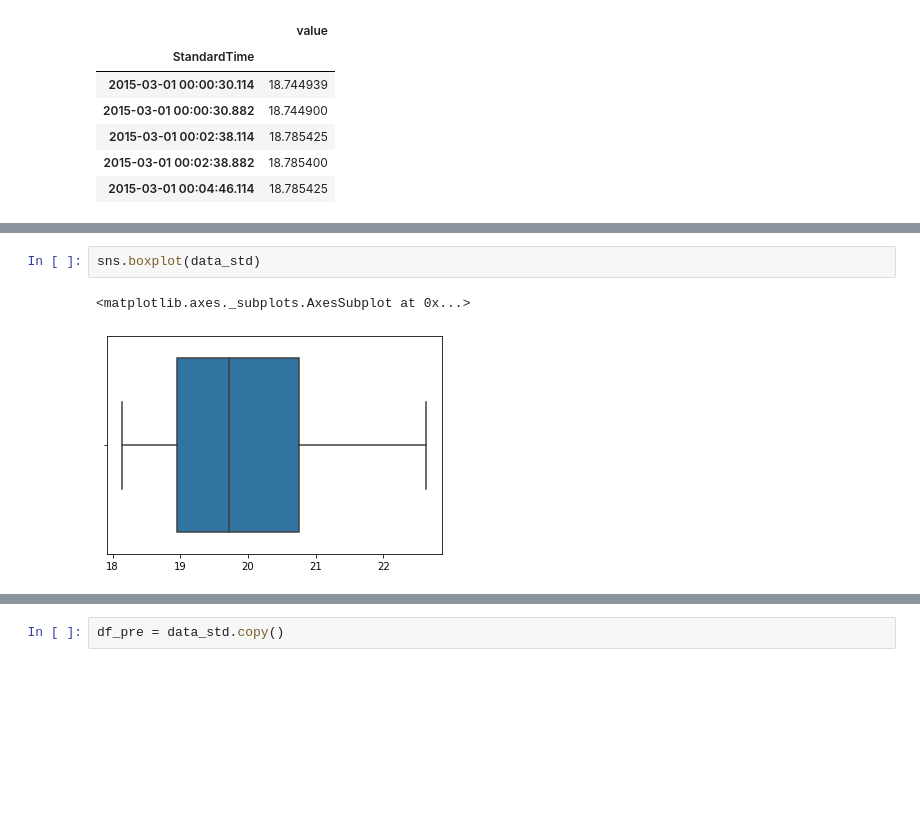
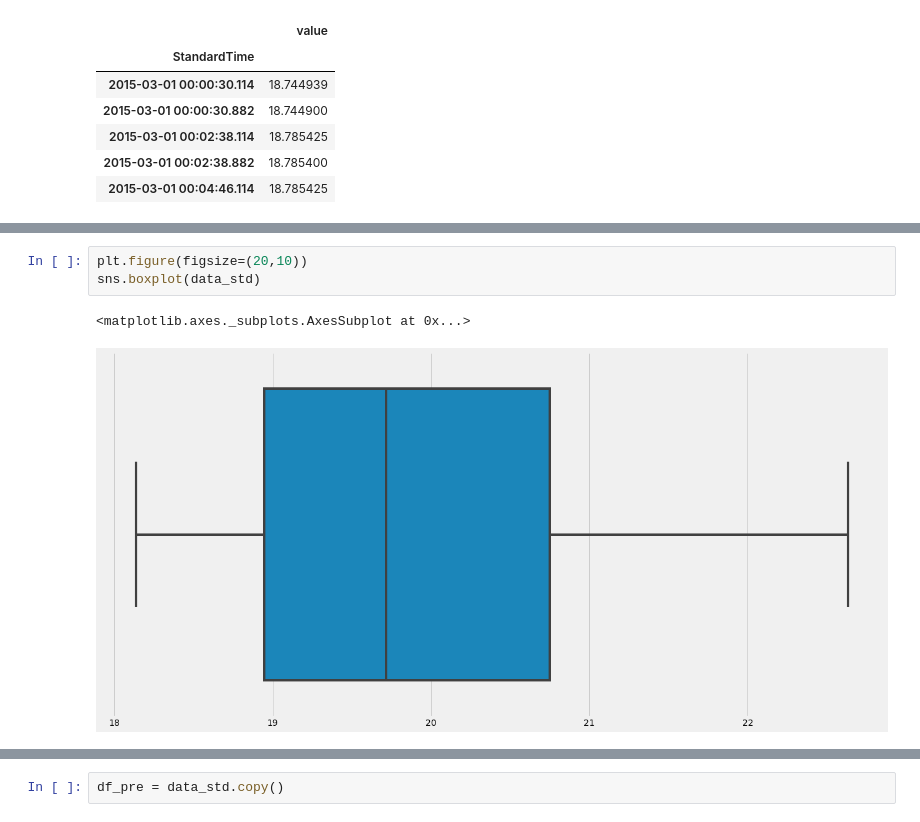
Before and after one commit to parinyad123/Telemetry_Project, a Jupyter notebook: Predict_time_Series/Telemetry/TANKTEMP092_098.ipynb, the cells around one changed output, grey strips where cells are left out. Saved outputs shown, nothing was run; the diff lists cells and outputs as text; blank space fills up the shorter version.

```diff
--- a/Predict_time_Series/Telemetry/TANKTEMP092_098.ipynb
+++ b/Predict_time_Series/Telemetry/TANKTEMP092_098.ipynb
@@ -203,8 +238,9 @@ data_std.shape
-# %%
-sns.boxplot(data_std)
-# %% [output]
-<matplotlib.axes._subplots.AxesSubplot at 0x...>
-[figure, removed]
+# %%
+plt.figure(figsize=(20,10))
+sns.boxplot(data_std)
+# %% [output]
+<matplotlib.axes._subplots.AxesSubplot at 0x...>
+[figure, added]
 # %%
 plt.figure(figsize=(20,10))
 plt.plot(data_std)
```
Also changed, not shown: parts of 66 cells of this notebook, 1 other file.
